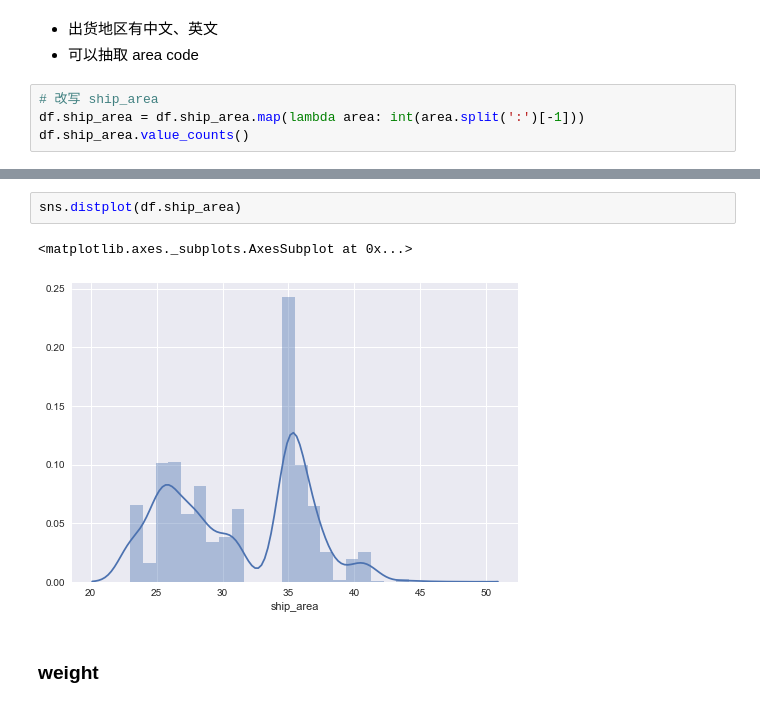
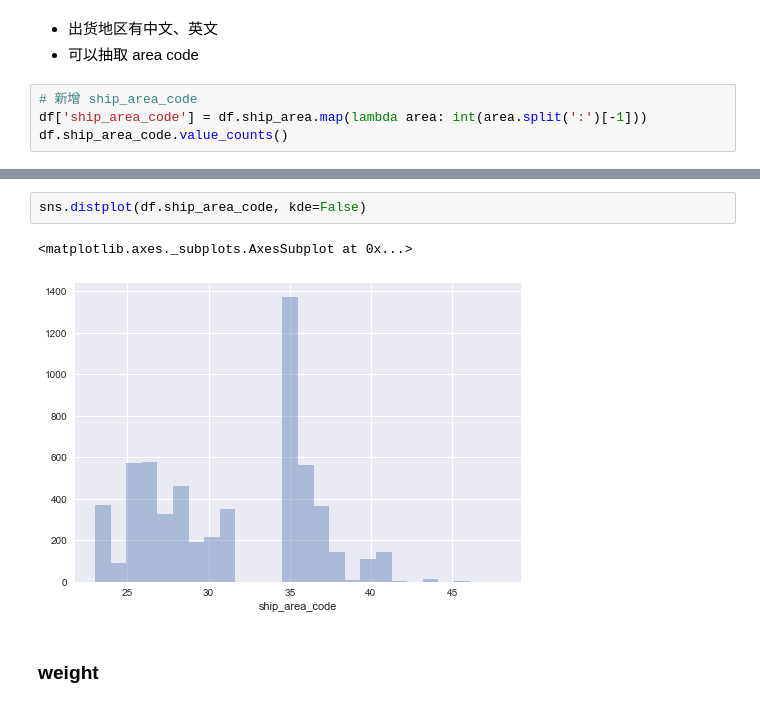
Before and after one commit to hugolu/learn-data-analysis, a Jupyter notebook: yimi/try-exploration.ipynb, the cells around one changed output, grey strips where cells are left out. Cells and saved outputs as stored; diff of their text form.

```diff
--- a/yimi/try-exploration.ipynb
+++ b/yimi/try-exploration.ipynb
@@ -614,9 +650,9 @@ Name: ship_area, dtype: int64
 - 出货地区有中文、英文
 - 可以抽取 area code
 # %%
-# 改写 ship_area
-df.ship_area = df.ship_area.map(lambda area: int(area.split(':')[-1]))
-df.ship_area.value_counts()
+# 新增 ship_area_code
+df['ship_area_code'] = df.ship_area.map(lambda area: int(area.split(':')[-1]))
+df.ship_area_code.value_counts()
 # %% [output]
 35    1373
 26     579
@@ -638,8 +698,8 @@ Name: ship_area, dtype: int64
 # %%
-sns.distplot(df.ship_area)
+sns.distplot(df.ship_area_code, kde=False)
 # %% [output]
 <matplotlib.axes._subplots.AxesSubplot at 0x...>
-[figure, old version]
+[figure, new version]
 # %% [markdown]
 ### weight
 # %%
```
Also changed, not shown: parts of 62 cells of this notebook.
